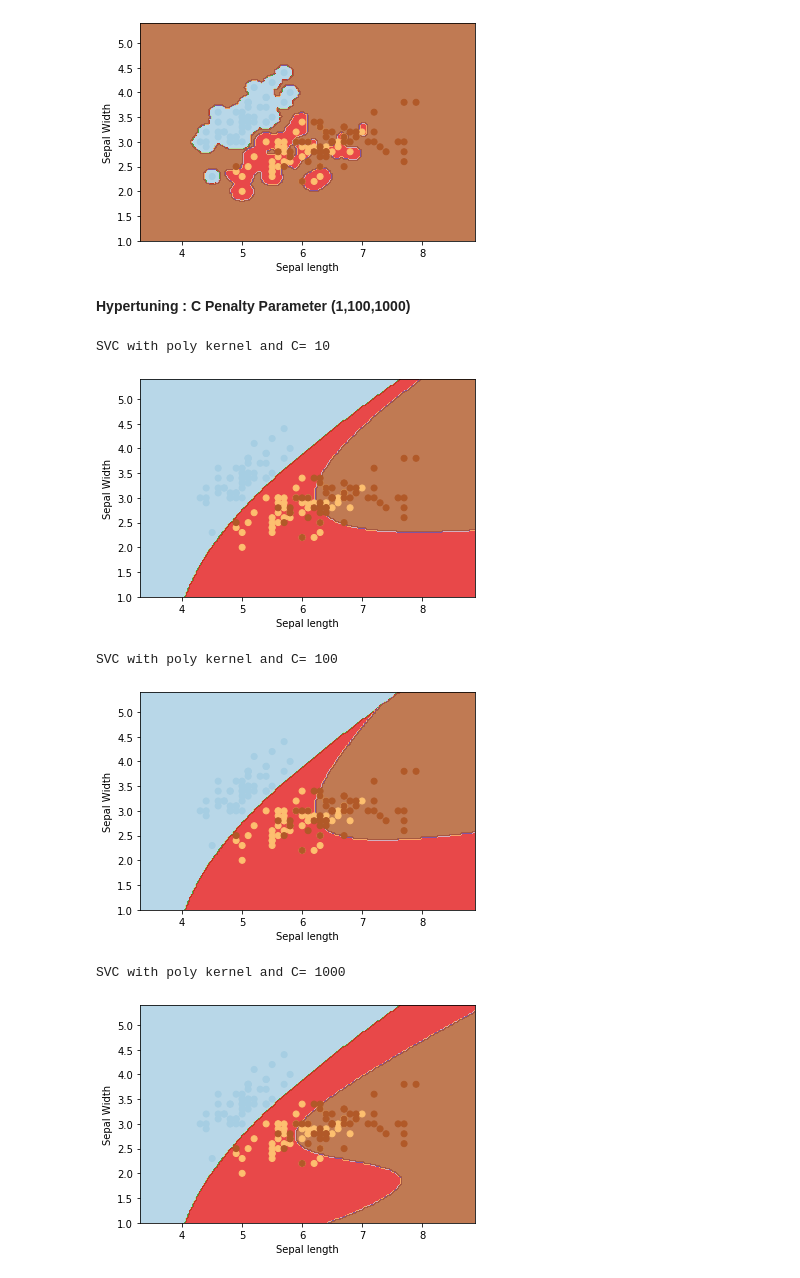
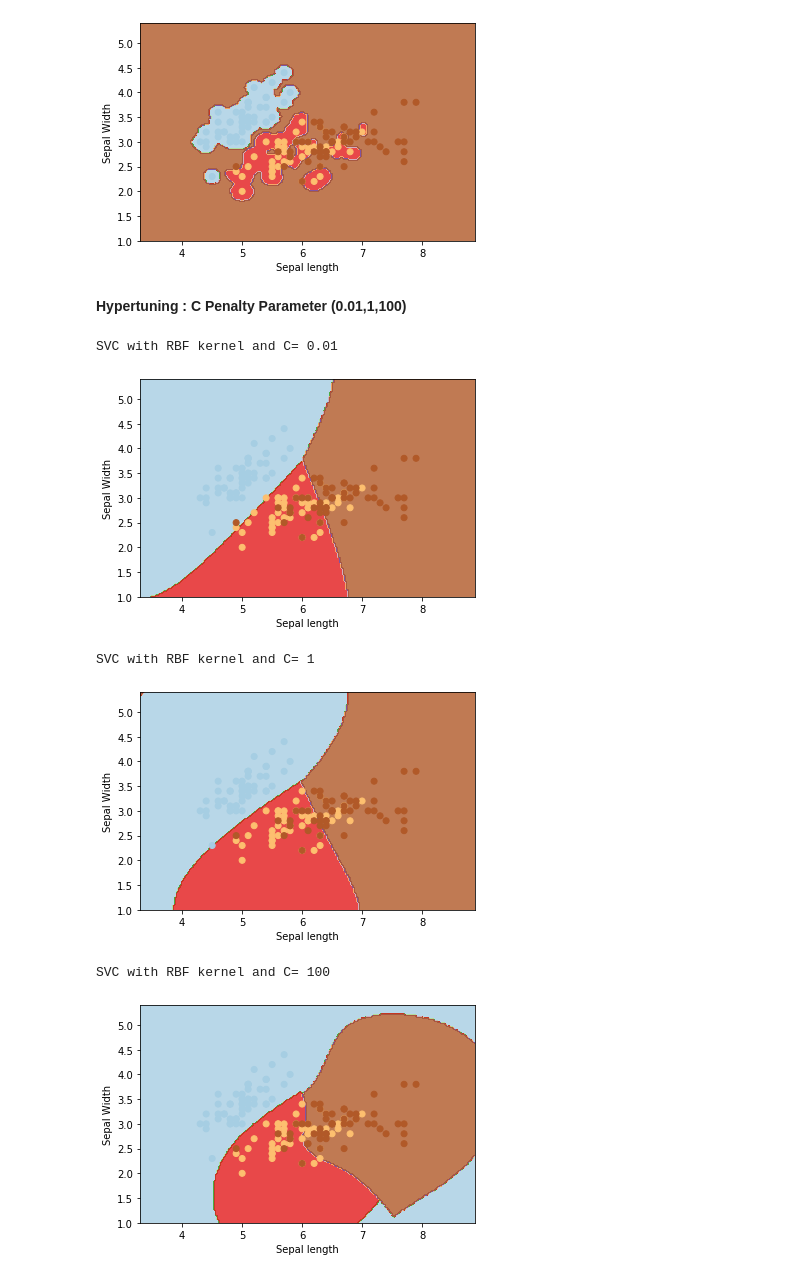
Before and after one commit to Deepak-Marichi/python-101, a Jupyter notebook: Python-for-Data-Science.ipynb, the cells around one changed output. Drawn from its saved outputs; the diff is of its cells as text; code cells hidden in the pictures.

```diff
--- a/Python-for-Data-Science.ipynb
+++ b/Python-for-Data-Science.ipynb
@@ -925,26 +925,26 @@ SVC with rbf kernel and gamma= 10
 SVC with rbf kernel and gamma= 100
 [figure]
 # %% [markdown]
-**Hypertuning : C Penalty Parameter (1,100,1000)**
+**Hypertuning : C Penalty Parameter (0.01,1,100)**
 # %%
-cval=[10,100,1000]
+cval=[0.01,1,100]
 for val in cval:
     svc=svm.SVC(kernel="rbf",C=val,gamma="auto")
     svc.fit(X,Y)
     Z=svc.predict(np.c_[XX.ravel(),YY.ravel()])
     Z=Z.reshape(XX.shape)
     plt.contourf(XX,YY,Z,cmap=plt.cm.Paired,alpha=0.8)
     plt.scatter(X[:,0],X[:,1],c=Y,cmap=plt.cm.Paired)
     plt.xlabel("Sepal length")
     plt.ylabel("Sepal Width")
     plt.xlim(XX.min(),XX.max())
-    title=print("SVC with poly kernel and C=",val)
+    title=print("SVC with RBF kernel and C=",val)
     plt.title(title)
     plt.show()
 # %% [output]
-SVC with poly kernel and C= 10
+SVC with RBF kernel and C= 0.01
-[figure, old version]
+[figure, new version]
-SVC with poly kernel and C= 100
+SVC with RBF kernel and C= 1
-[figure, old version]
+[figure, new version]
-SVC with poly kernel and C= 1000
+SVC with RBF kernel and C= 100
-[figure, old version]
+[figure, new version]
```
Also changed, not shown: parts of 7 cells of this notebook.
